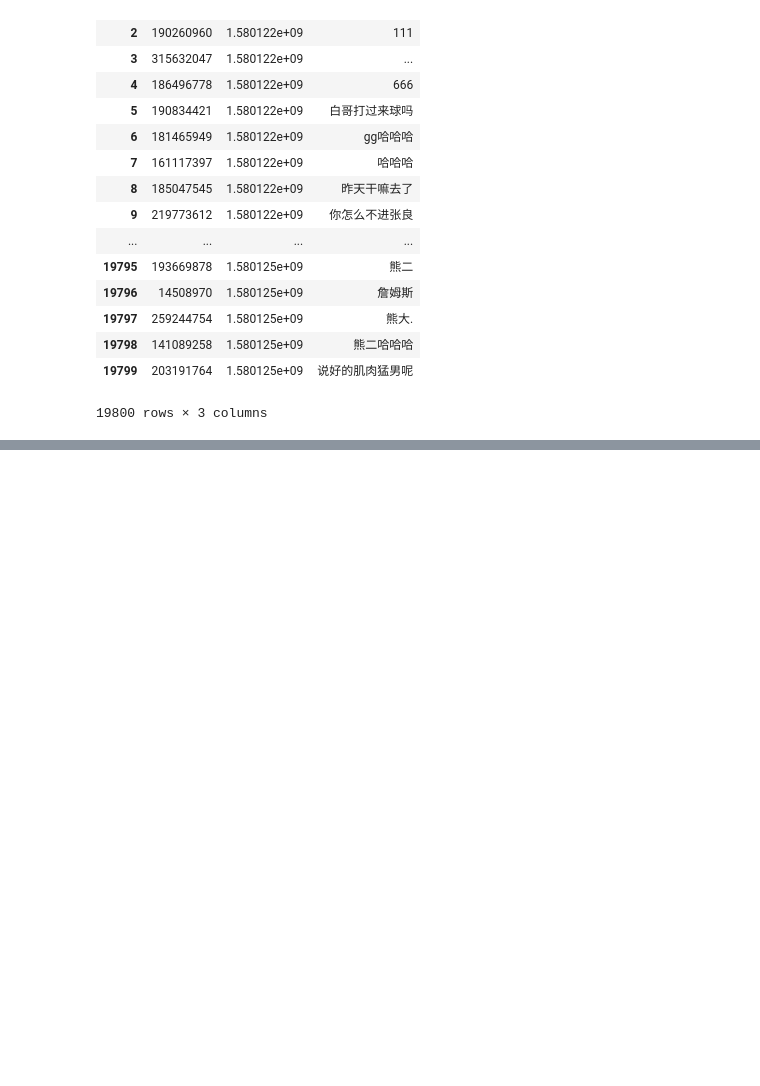
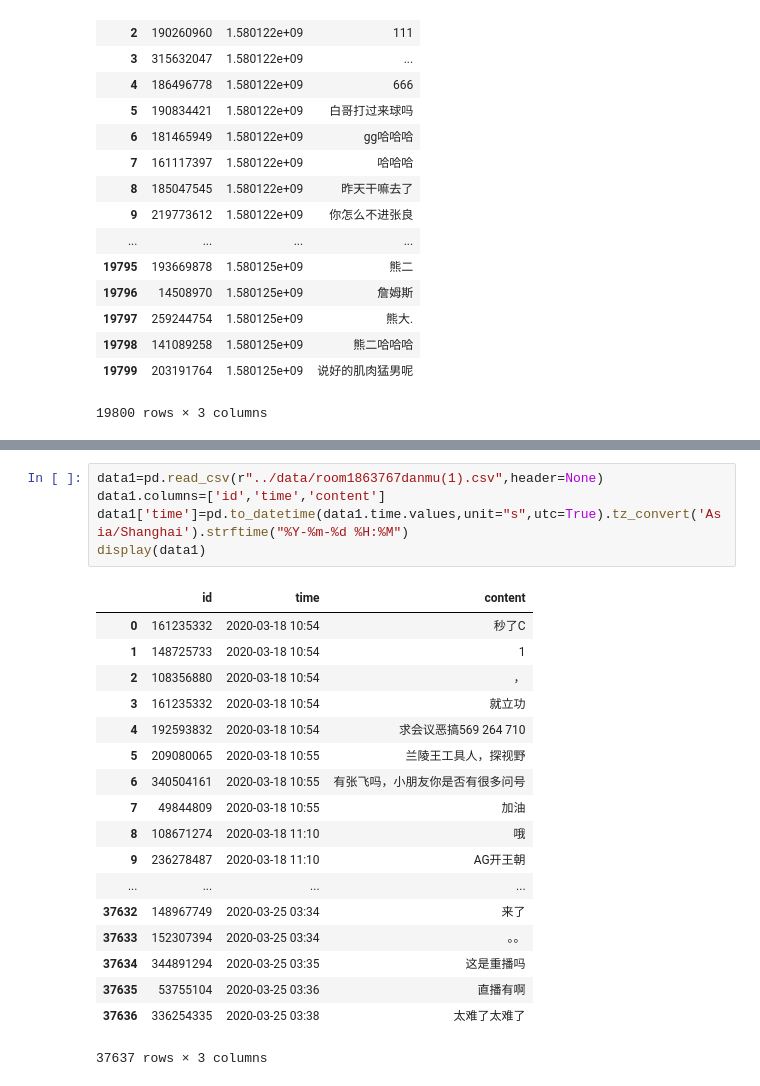
Before and after one commit to zhou-xingxing/graduate_work, a Jupyter notebook: notebook/data_preprocess.ipynb, the cells around one changed output, grey strips where cells are left out. Cells and saved outputs as stored; diff of their text form; blank space fills up the shorter version.

```diff
--- a/notebook/data_preprocess.ipynb
+++ b/notebook/data_preprocess.ipynb
@@ -201,0 +253,24 @@ display(new_df)
+# %%
+data1=pd.read_csv(r"../data/room1863767danmu(1).csv",header=None)
+data1.columns=['id','time','content']
+data1['time']=pd.to_datetime(data1.time.values,unit="s",utc=True).tz_convert('Asia/Shanghai').strftime("%Y-%m-%d %H:%M")
+display(data1)
+# %% [output]
+|  | id | time | content |
+| 0 | 161235332 | 2020-03-18 10:54 | 秒了C |
+| 1 | 148725733 | 2020-03-18 10:54 | 1 |
+| 2 | 108356880 | 2020-03-18 10:54 | ， |
+| 3 | 161235332 | 2020-03-18 10:54 | 就立功 |
+| 4 | 192593832 | 2020-03-18 10:54 | 求会议恶搞569 264 710 |
+| 5 | 209080065 | 2020-03-18 10:55 | 兰陵王工具人，探视野 |
+| 6 | 340504161 | 2020-03-18 10:55 | 有张飞吗，小朋友你是否有很多问号 |
+| 7 | 49844809 | 2020-03-18 10:55 | 加油 |
+| 8 | 108671274 | 2020-03-18 11:10 | 哦 |
+| 9 | 236278487 | 2020-03-18 11:10 | AG开王朝 |
+| ... | ... | ... | ... |
+| 37632 | 148967749 | 2020-03-25 03:34 | 来了 |
+| 37633 | 152307394 | 2020-03-25 03:34 | 。。 |
+| 37634 | 344891294 | 2020-03-25 03:35 | 这是重播吗 |
+| 37635 | 53755104 | 2020-03-25 03:36 | 直播有啊 |
+| 37636 | 336254335 | 2020-03-25 03:38 | 太难了太难了 |
+37637 rows × 3 columns
```
Also changed, not shown: parts of 8 cells of this notebook, 9 other files.
